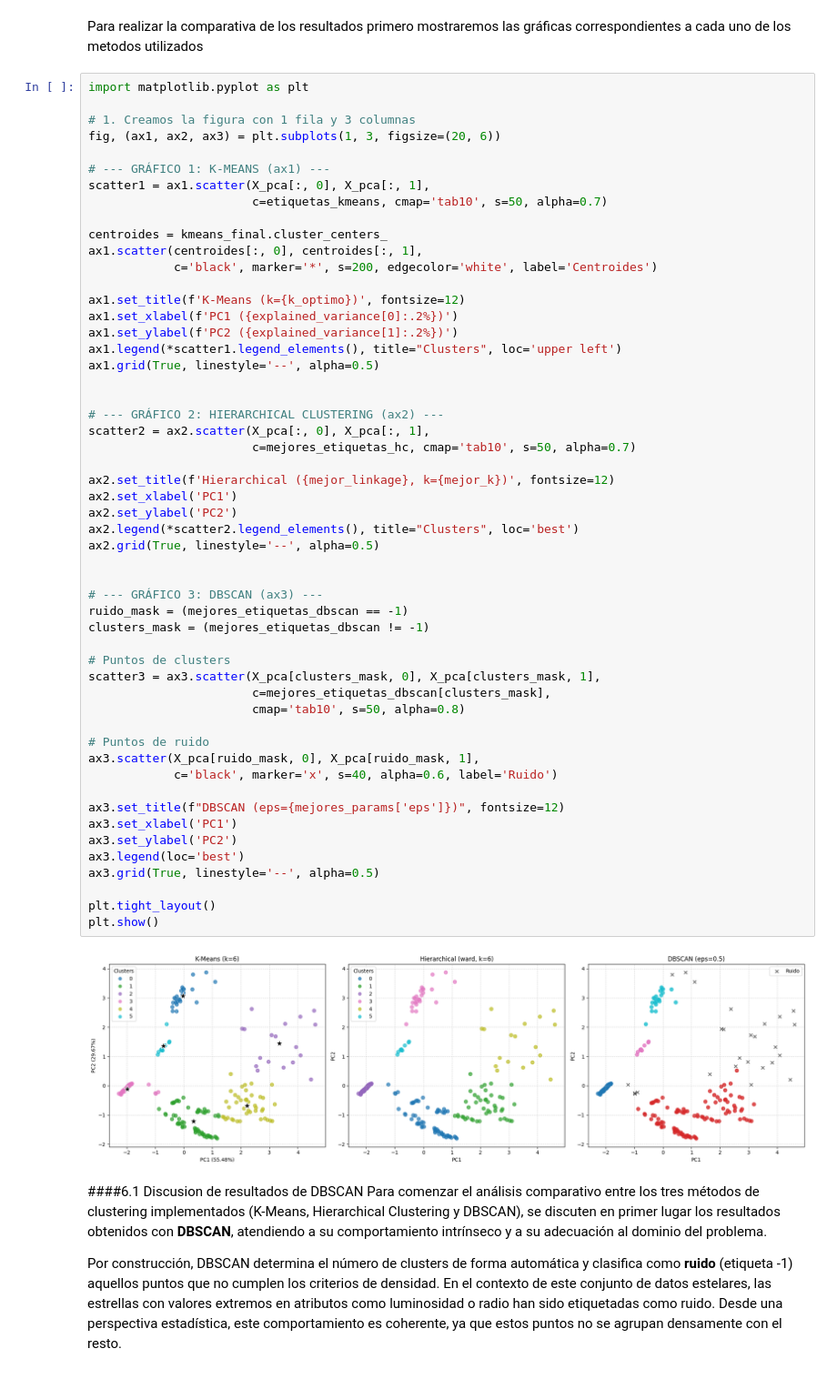
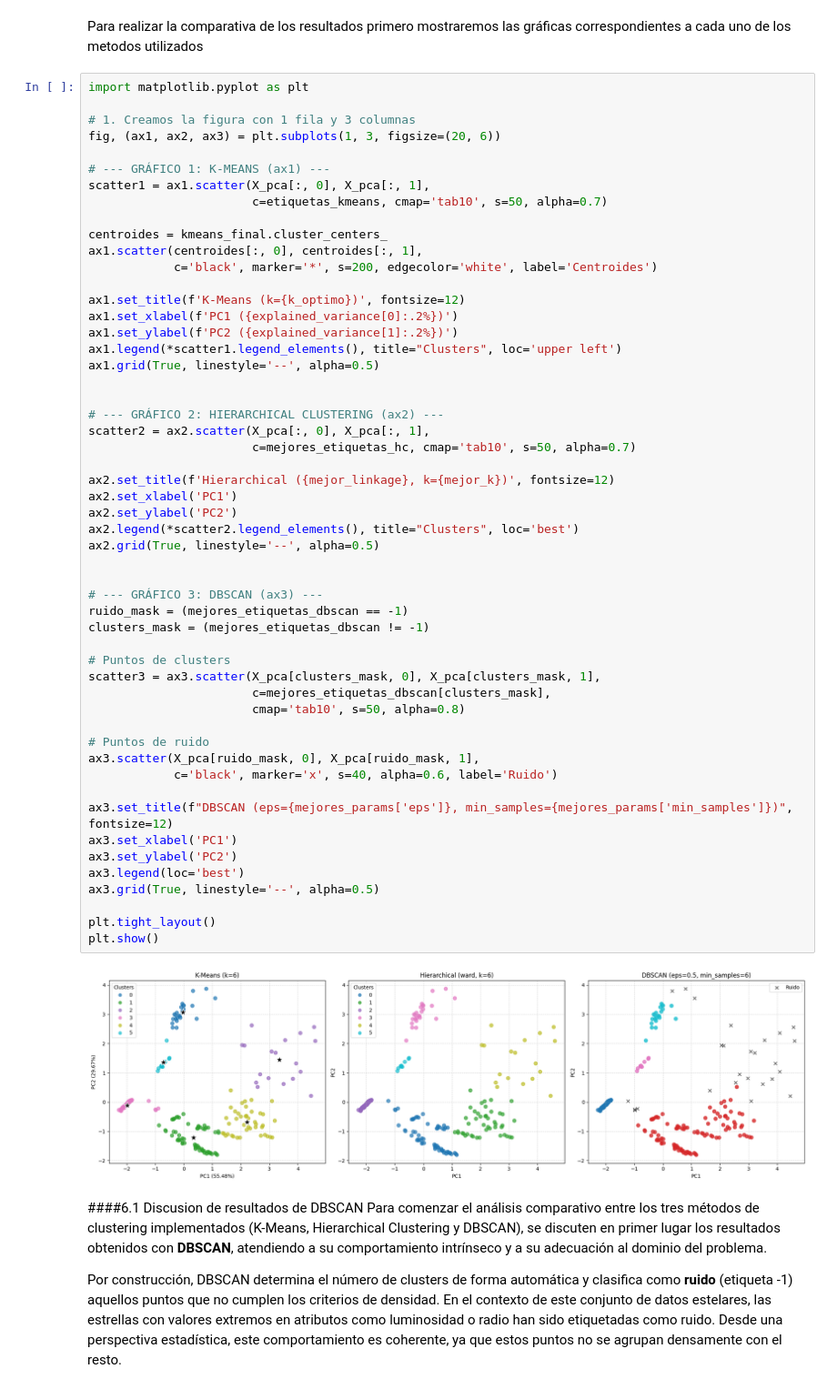
Before and after one commit to 100522128/g81_P2_03_Aprendizaje_Automatico, a Jupyter notebook: notebook.ipynb, the cells around one changed output. Shown at 91% size. Cells and saved outputs as stored; diff of their text form.

Commit message:
corregido titulo grafico DBSCAN

```diff
--- a/notebook.ipynb
+++ b/notebook.ipynb
@@ -648,35 +648,35 @@ scatter2 = ax2.scatter(X_pca[:, 0], X_pca[:, 1],
                        c=mejores_etiquetas_hc, cmap='tab10', s=50, alpha=0.7)
 
 ax2.set_title(f'Hierarchical ({mejor_linkage}, k={mejor_k})', fontsize=12)
 ax2.set_xlabel('PC1')
 ax2.set_ylabel('PC2')
 ax2.legend(*scatter2.legend_elements(), title="Clusters", loc='best')
 ax2.grid(True, linestyle='--', alpha=0.5)
 
 
 # --- GRÁFICO 3: DBSCAN (ax3) ---
 ruido_mask = (mejores_etiquetas_dbscan == -1)
 clusters_mask = (mejores_etiquetas_dbscan != -1)
 
 # Puntos de clusters
 scatter3 = ax3.scatter(X_pca[clusters_mask, 0], X_pca[clusters_mask, 1],
                        c=mejores_etiquetas_dbscan[clusters_mask],
                        cmap='tab10', s=50, alpha=0.8)
 
 # Puntos de ruido
 ax3.scatter(X_pca[ruido_mask, 0], X_pca[ruido_mask, 1],
             c='black', marker='x', s=40, alpha=0.6, label='Ruido')
 
-ax3.set_title(f"DBSCAN (eps={mejores_params['eps']})", fontsize=12)
+ax3.set_title(f"DBSCAN (eps={mejores_params['eps']}, min_samples={mejores_params['min_samples']})", fontsize=12)
 ax3.set_xlabel('PC1')
 ax3.set_ylabel('PC2')
 ax3.legend(loc='best')
 ax3.grid(True, linestyle='--', alpha=0.5)
 
 plt.tight_layout()
 plt.show()
 # %% [output]
-[figure, old version]
+[figure, new version]
 # %% [markdown]
 ####6.1 Discusion de resultados de  DBSCAN
 Para comenzar el análisis comparativo entre los tres métodos de clustering implementados (K-Means, Hierarchical Clustering y DBSCAN), se discuten en primer lugar los resultados obtenidos con **DBSCAN**, atendiendo a su comportamiento intrínseco y a su adecuación al dominio del problema.
```
Also changed, not shown: parts of 2 cells of this notebook.
